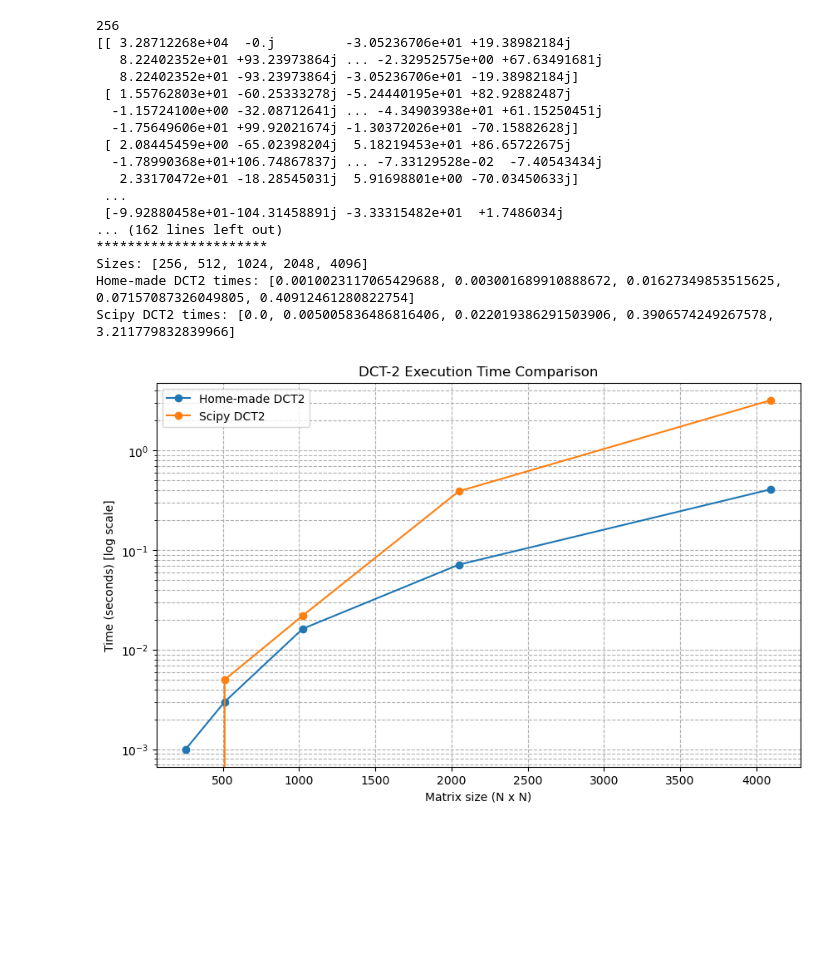
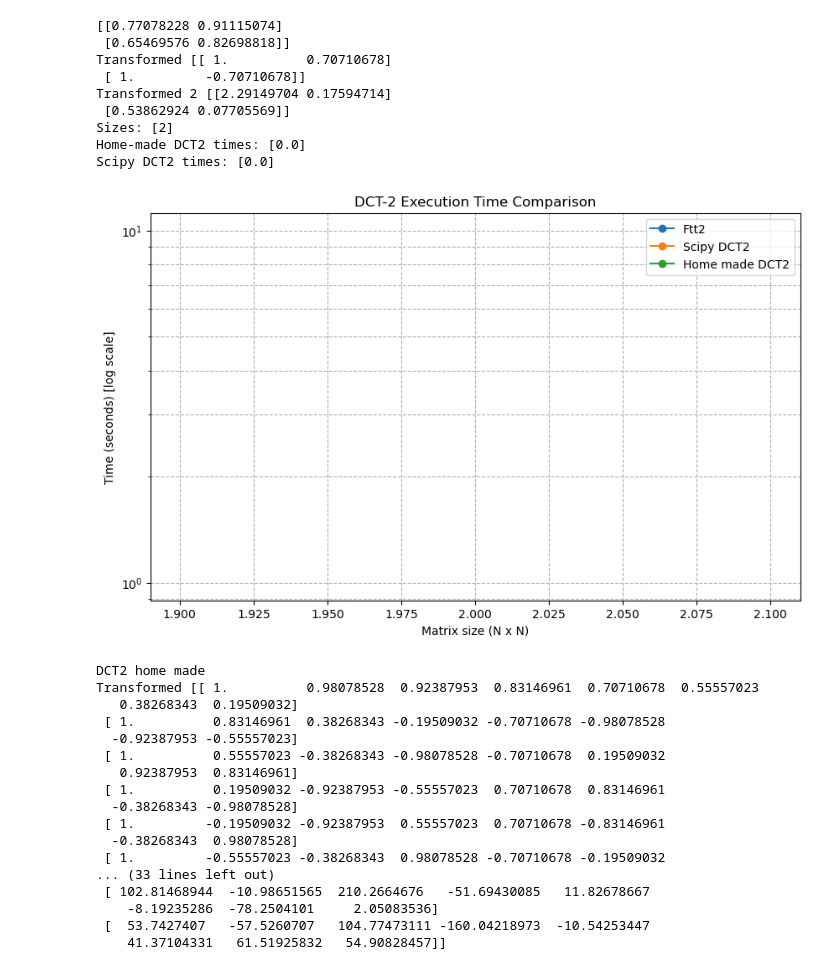
Before and after one commit to steq28/JPEG-Algorithm-DCT2, a Jupyter notebook: main.ipynb, the cells around one changed output. Drawn from its saved outputs; the diff is of its cells as text; code cells hidden in the pictures; blank space fills up the shorter version.

```diff
--- a/main.ipynb
+++ b/main.ipynb
@@ -38,54 +57,82 @@ def measure_time(func, x):
     return end_time
 # %%
 # Sizes of matrices
-sizes = [256, 512, 1024, 2048, 4096]
+sizes = [2]
 
 # Lists to store execution times
-times_home_made = []
+times_fft2 = []
 times_scipy = []
+times_dct2_home_made = []
 
 for size in sizes:
     x = np.random.rand(size, size)
-    print(size)
+    print(x)
     # Measure time for home-made DCT2
-    time_home_made = measure_time(fft2_scipy, x)
-    times_home_made.append(time_home_made)
+    time_dct2_home_made = measure_time(dct2_home_made, x)
+    times_dct2_home_made.append(time_dct2_home_made)
+
+    time_fft2 = measure_time(fft2_scipy, x)
+    times_fft2.append(time_fft2)
 
     # Measure time for scipy DCT2
     time_scipy = measure_time(dct2_scipy, x)
     times_scipy.append(time_scipy)
 
 # Displaying the results
 print("Sizes:", sizes)
-print("Home-made DCT2 times:", times_home_made)
+print("Home-made DCT2 times:", times_fft2)
 print("Scipy DCT2 times:", times_scipy)
 
 # Plotting the results
 plt.figure(figsize=(10, 6))
-plt.semilogy(sizes, times_home_made, label='Home-made DCT2', marker='o')
+plt.semilogy(sizes, times_fft2, label='Ftt2', marker='o')
 plt.semilogy(sizes, times_scipy, label='Scipy DCT2', marker='o')
+plt.semilogy(sizes, times_dct2_home_made, label='Home made DCT2', marker='o')
 plt.xlabel('Matrix size (N x N)')
 plt.ylabel('Time (seconds) [log scale]')
 plt.title('DCT-2 Execution Time Comparison')
 plt.legend()
 plt.grid(True, which="both", ls="--")
 plt.show()
+
+array = np.array([
+    [231, 32, 233, 161, 24, 71, 140, 245],
+    [247, 40, 248, 245, 124, 204, 36, 107],
+    [234, 202, 245, 167, 9, 217, 239, 173],
+    [193, 190, 100, 167, 43, 180, 8, 70],
+    [11, 24, 210, 177, 81, 243, 8, 112],
+    [97, 195, 203, 47, 125, 114, 165, 181],
+    [193, 70, 174, 167, 41, 30, 127, 245],
+    [87, 149, 57, 192, 65, 129, 178, 228]
+])
+
+print("DCT2 home made")
+print(dct2_home_made(array))
 # %% [output]
-256
-[[ 3.28712268e+04  -0.j         -3.05236706e+01 +19.38982184j
-   8.22402352e+01 +93.23973864j ... -2.32952575e+00 +67.63491681j
-   8.22402352e+01 -93.23973864j -3.05236706e+01 -19.38982184j]
- [ 1.55762803e+01 -60.25333278j -5.24440195e+01 +82.92882487j
-  -1.15724100e+00 -32.08712641j ... -4.34903938e+01 +61.15250451j
-  -1.75649606e+01 +99.92021674j -1.30372026e+01 -70.15882628j]
- [ 2.08445459e+00 -65.02398204j  5.18219453e+01 +86.65722675j
-  -1.78990368e+01+106.74867837j ... -7.33129528e-02  -7.40543434j
-   2.33170472e+01 -18.28545031j  5.91698801e+00 -70.03450633j]
- ...
- [-9.92880458e+01-104.31458891j -3.33315482e+01  +1.7486034j
-... (162 lines left out)
-**********************
-Sizes: [256, 512, 1024, 2048, 4096]
-Home-made DCT2 times: [0.0010023117065429688, 0.003001689910888672, 0.01627349853515625, 0.07157087326049805, 0.40912461280822754]
-Scipy DCT2 times: [0.0, 0.005005836486816406, 0.022019386291503906, 0.3906574249267578, 3.211779832839966]
+[[0.77078228 0.91115074]
+ [0.65469576 0.82698818]]
+Transformed [[ 1.          0.70710678]
+ [ 1.         -0.70710678]]
+Transformed 2 [[2.29149704 0.17594714]
+ [0.53862924 0.07705569]]
+Sizes: [2]
+Home-made DCT2 times: [0.0]
+Scipy DCT2 times: [0.0]
-[figure, old version]
+[figure, new version]
+DCT2 home made
+Transformed [[ 1.          0.98078528  0.92387953  0.83146961  0.70710678  0.55557023
+   0.38268343  0.19509032]
+ [ 1.          0.83146961  0.38268343 -0.19509032 -0.70710678 -0.98078528
+  -0.92387953 -0.55557023]
+ [ 1.          0.55557023 -0.38268343 -0.98078528 -0.70710678  0.19509032
+   0.92387953  0.83146961]
+ [ 1.          0.19509032 -0.92387953 -0.55557023  0.70710678  0.83146961
+  -0.38268343 -0.98078528]
+ [ 1.         -0.19509032 -0.92387953  0.55557023  0.70710678 -0.83146961
+  -0.38268343  0.98078528]
+ [ 1.         -0.55557023 -0.38268343  0.98078528 -0.70710678 -0.19509032
+... (33 lines left out)
+ [ 102.81468944  -10.98651565  210.2664676   -51.69430085   11.82678667
+    -8.19235286  -78.2504101     2.05083536]
+ [  53.7427407   -57.5260707   104.77473111 -160.04218973  -10.54253447
+    41.37104331   61.51925832   54.90828457]]
```
Also changed, not shown: parts of 1 cell of this notebook.
